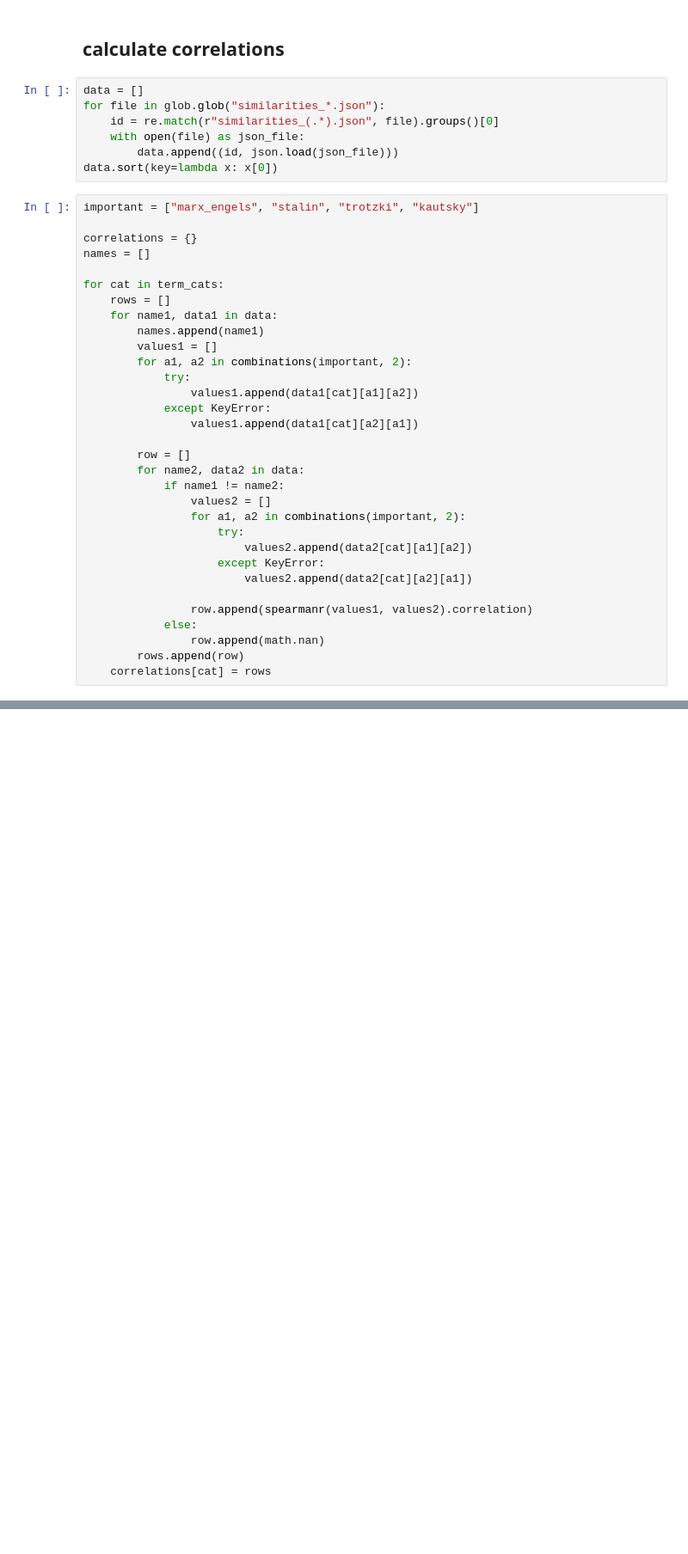
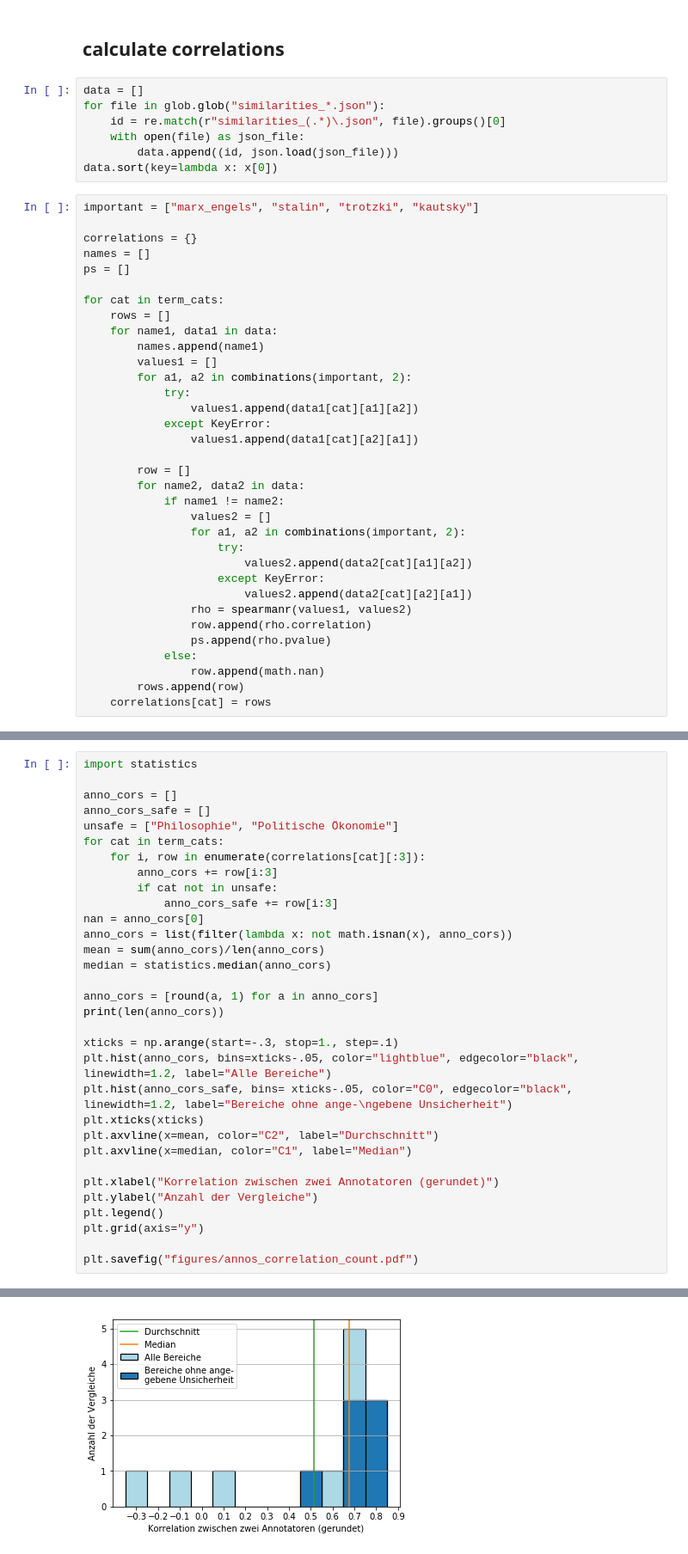
Before and after one commit to heinp/germarxcor, a Jupyter notebook: code/theory_embeddings.ipynb, the cells around one changed output, grey strips where cells are left out. Shown: that part at 86% size. Saved outputs shown, nothing was run; the diff lists cells and outputs as text; blank space fills up the shorter version.

```diff
--- a/code/theory_embeddings.ipynb
+++ b/code/theory_embeddings.ipynb
@@ -639,7 +639,7 @@ plt.show()
 # %%
 data = []
 for file in glob.glob("similarities_*.json"):
-    id = re.match(r"similarities_(.*).json", file).groups()[0]
+    id = re.match(r"similarities_(.*)\.json", file).groups()[0]
     with open(file) as json_file:
         data.append((id, json.load(json_file)))
 data.sort(key=lambda x: x[0])
@@ -648,6 +648,7 @@ important = ["marx_engels", "stalin", "trotzki", "kautsky"]
 
 correlations = {}
 names = []
+ps = []
 
 for cat in term_cats:
     rows = []
@@ -669,8 +670,9 @@ for cat in term_cats:
                         values2.append(data2[cat][a1][a2])
                     except KeyError:
                         values2.append(data2[cat][a2][a1])
-
-                row.append(spearmanr(values1, values2).correlation)
+                rho = spearmanr(values1, values2)
+                row.append(rho.correlation)
+                ps.append(rho.pvalue)
             else:
                 row.append(math.nan)
         rows.append(row)
@@ -677,0 +682,33 @@ for cat in term_cats:
+# %%
+import statistics
+
+anno_cors = []
+anno_cors_safe = []
+unsafe = ["Philosophie", "Politische Ökonomie"]
+for cat in term_cats:
+    for i, row in enumerate(correlations[cat][:3]):
+        anno_cors += row[i:3]
+        if cat not in unsafe:
+            anno_cors_safe += row[i:3]
+nan = anno_cors[0]
+anno_cors = list(filter(lambda x: not math.isnan(x), anno_cors))
+mean = sum(anno_cors)/len(anno_cors)
+median = statistics.median(anno_cors)
+
+anno_cors = [round(a, 1) for a in anno_cors]
+print(len(anno_cors))
+
+xticks = np.arange(start=-.3, stop=1., step=.1)
+plt.hist(anno_cors, bins=xticks-.05, color="lightblue", edgecolor="black", linewidth=1.2, label="Alle Bereiche")
+plt.hist(anno_cors_safe, bins= xticks-.05, color="C0", edgecolor="black", linewidth=1.2, label="Bereiche ohne ange-\ngebene Unsicherheit")
+plt.xticks(xticks)
+plt.axvline(x=mean, color="C2", label="Durchschnitt")
+plt.axvline(x=median, color="C1", label="Median")
+
+plt.xlabel("Korrelation zwischen zwei Annotatoren (gerundet)")
+plt.ylabel("Anzahl der Vergleiche")
+plt.legend()
+plt.grid(axis="y")
+
+plt.savefig("figures/annos_correlation_count.pdf")
+# %% [output]
@@ -677,0 +716 @@ for cat in term_cats:
+[figure, added]
```
Also changed, not shown: parts of 4 cells of this notebook, 1 other file.
